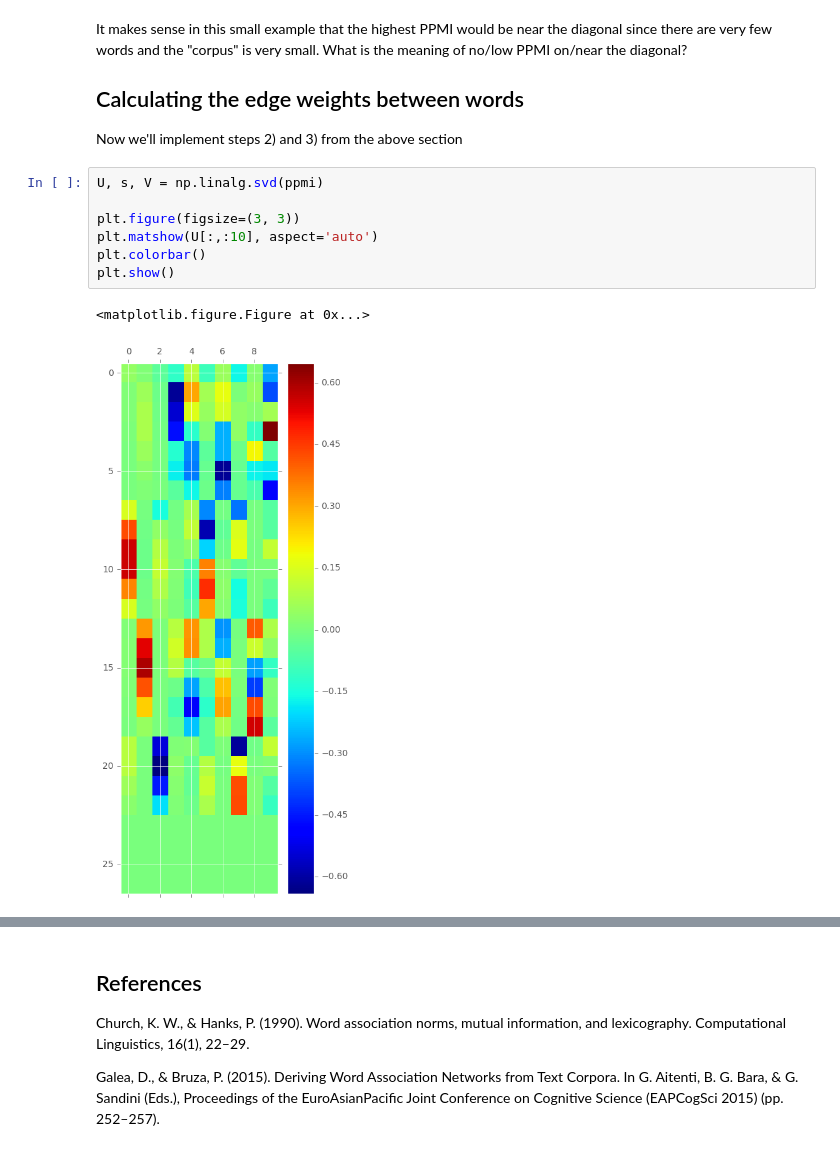
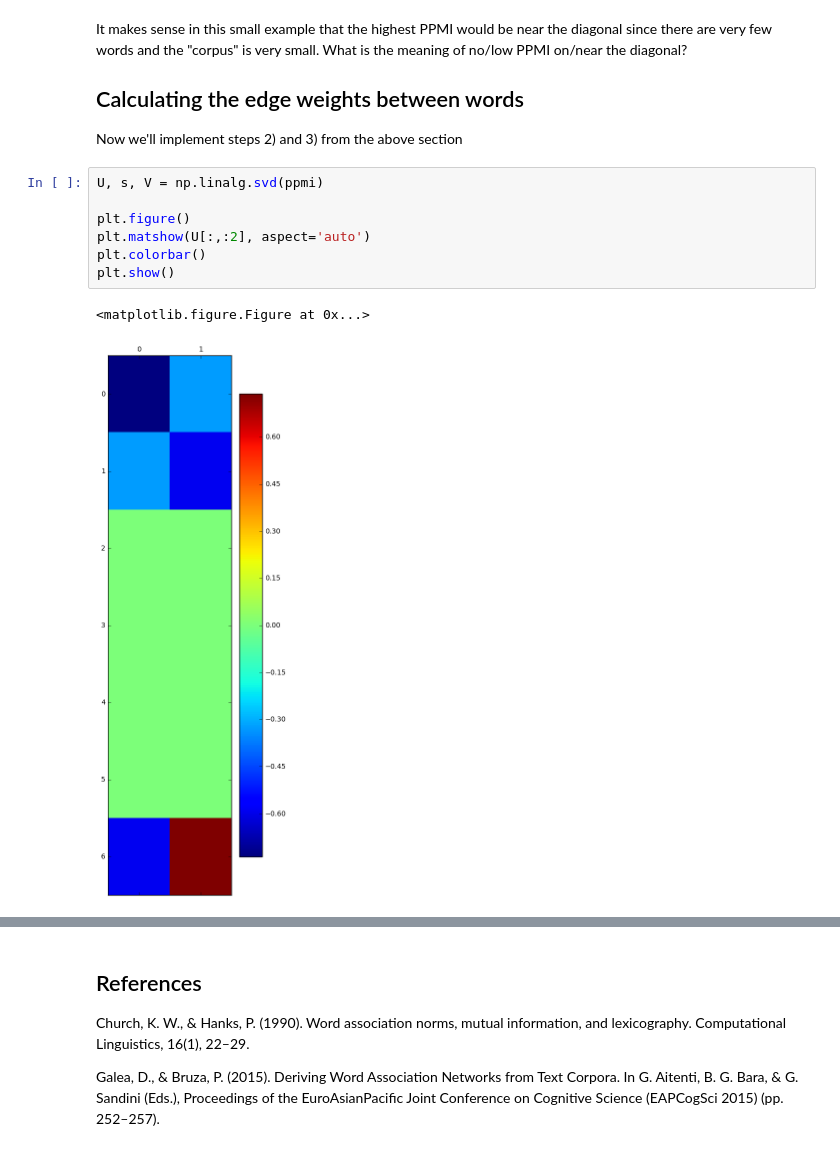
Before and after one commit to mt-digital/semantic-cable, a Jupyter notebook: Semantic Network Experiment.ipynb, the cells around one changed output, grey strips where cells are left out. Drawn from its saved outputs; the diff is of its cells as text.

```diff
--- a/Semantic Network Experiment.ipynb
+++ b/Semantic Network Experiment.ipynb
@@ -245,13 +280,13 @@ Now we'll implement steps 2) and 3) from the above section
 # %%
 U, s, V = np.linalg.svd(ppmi)
 
-plt.figure(figsize=(3, 3))
-plt.matshow(U[:,:10], aspect='auto')
+plt.figure()
+plt.matshow(U[:,:2], aspect='auto')
 plt.colorbar()
 plt.show()
 # %% [output]
 <matplotlib.figure.Figure at 0x...>
-[figure, old version]
+[figure, new version]
 # %%
 from numpy.linalg import norm
 from numpy import arccos
```
Also changed, not shown: parts of 8 cells of this notebook.
